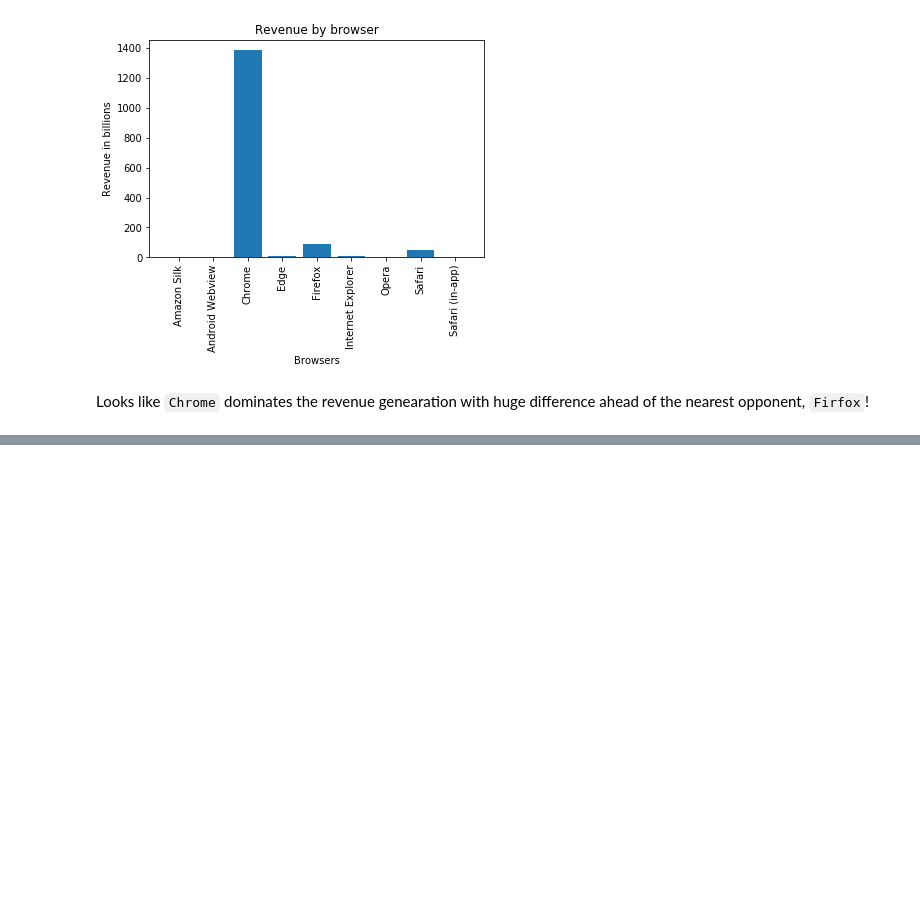
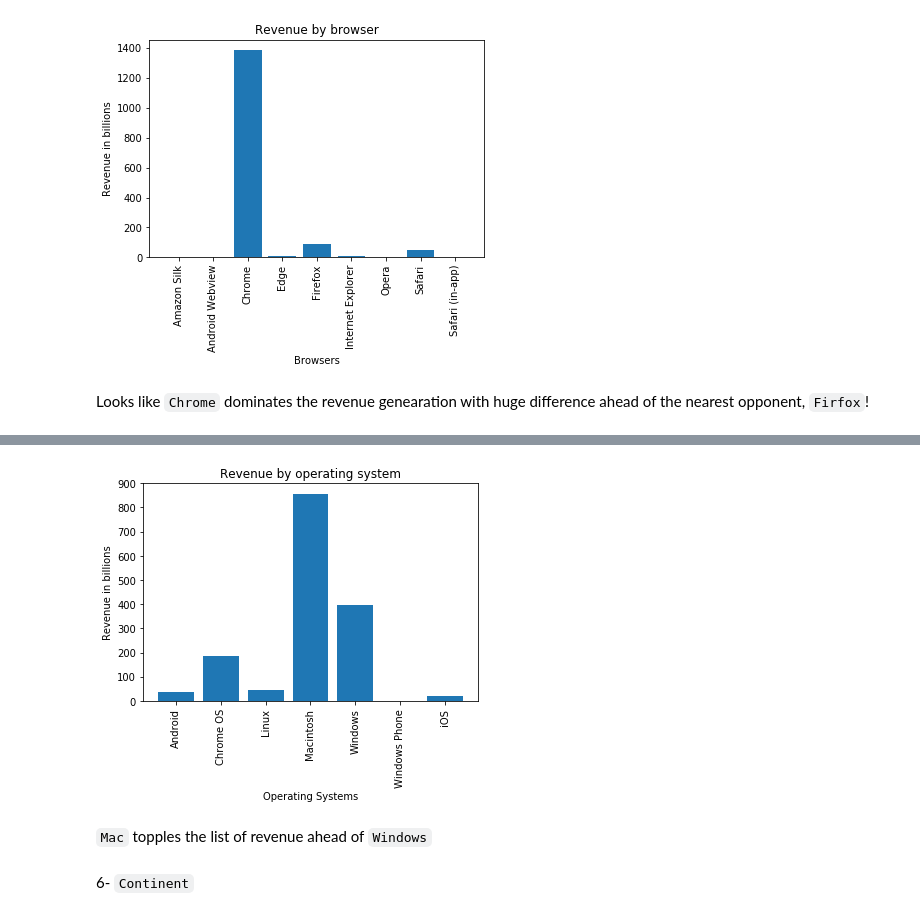
Before and after one commit to Storify-Your-Data/ahmedeweed, a Jupyter notebook: Google analytics EDA.ipynb, the cells around one changed output, grey strips where cells are left out. Saved outputs shown, nothing was run; the diff lists cells and outputs as text; code cells hidden in the pictures; blank space fills up the shorter version.

```diff
--- a/Google analytics EDA.ipynb
+++ b/Google analytics EDA.ipynb
@@ -386,0 +381,19 @@ Name: revenue(billions), Length: 69, dtype: float64
+# %%
+# group revenue sum by operating system
+os_grp = df_part.groupby('os')['revenue(billions)'].sum()
+# %%
+# plot sum of revenue in billions based on which operating system used for generating that revenue
+x = os_grp.index
+y = os_grp.values
+plt.xlabel('Operating Systems')
+plt.ylabel('Revenue in billions')
+plt.title('Revenue by operating system')
+plt.bar(x,y)
+plt.xticks(rotation = 90)
+plt.show()
+# %% [output]
+[figure, added]
+# %% [markdown]
+`Mac` topples the list of revenue ahead of `Windows`
+# %% [markdown]
+6- `Continent`
```
Also changed, not shown: parts of 44 cells of this notebook.
